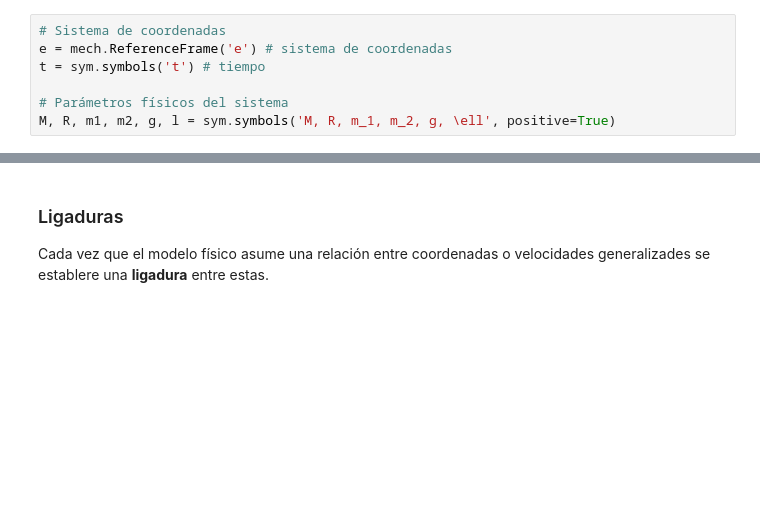
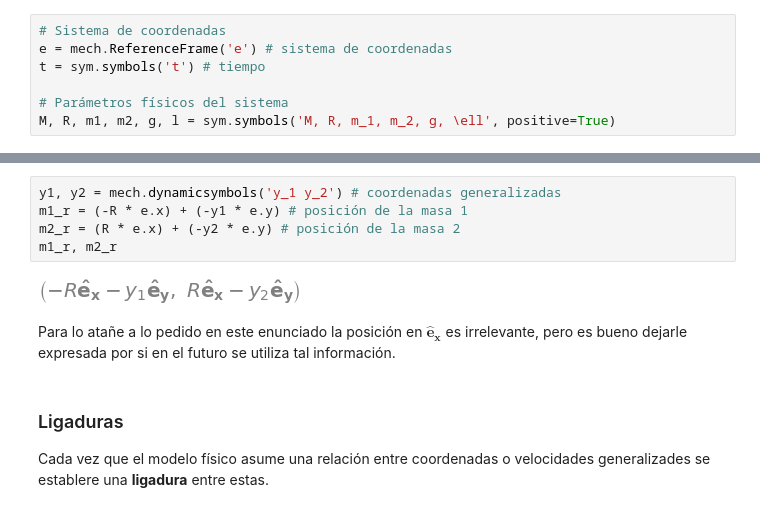
Before and after one commit to bettachini/MecanicaAnaliticaComputacional, a Jupyter notebook: 05Ligaduras/atwoodLigadura.ipynb, the cells around one changed output, grey strips where cells are left out. Drawn from its saved outputs; the diff is of its cells as text; blank space fills up the shorter version.

```diff
--- a/05Ligaduras/atwoodLigadura.ipynb
+++ b/05Ligaduras/atwoodLigadura.ipynb
@@ -30,3 +36,12 @@ M, R, m1, m2, g, l = sym.symbols('M, R, m_1, m_2, g, \ell', positive=True)
+# %%
+y1, y2 = mech.dynamicsymbols('y_1 y_2') # coordenadas generalizadas
+m1_r = (-R * e.x) + (-y1 * e.y) # posición de la masa 1
+m2_r = (R * e.x) + (-y2 * e.y) # posición de la masa 2
+m1_r, m2_r
+# %% [output]
+[figure, added]
+# %% [markdown]
+Para lo atañe a lo pedido en este enunciado la posición en $\mathbf{\hat{e}_x}$ es irrelevante, pero es bueno dejarle expresada por si en el futuro se utiliza tal información.
 # %% [markdown]
 ### Ligaduras
 Cada vez que el modelo físico asume una relación entre coordenadas o velocidades generalizades se establere una **ligadura** entre estas.
```
Also changed, not shown: parts of 23 cells of this notebook.
